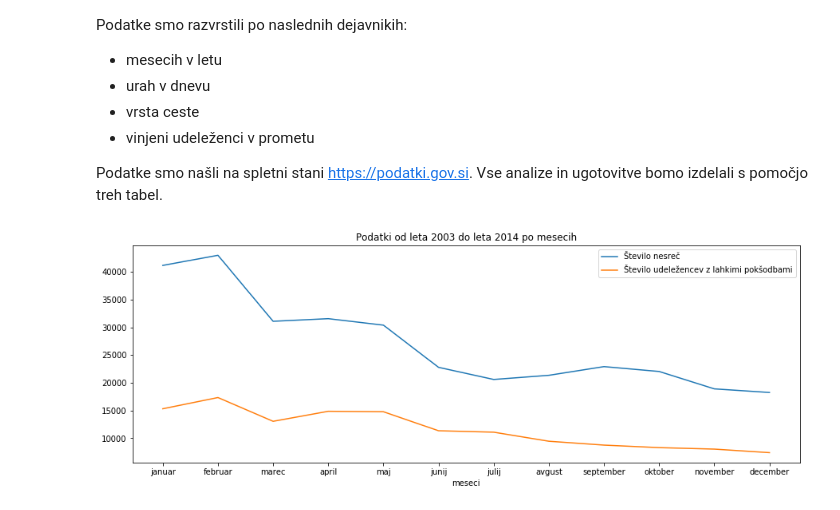
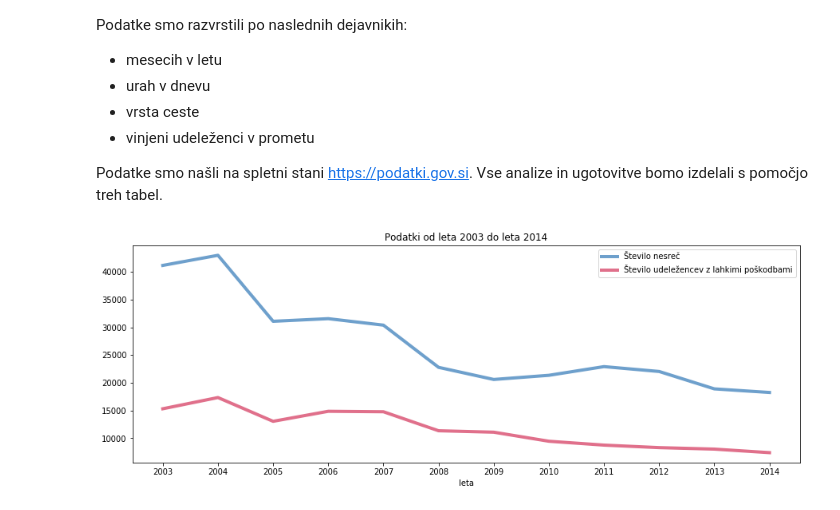
Before and after one commit to apnskv/PR19APNSKV, a Jupyter notebook: vmesno/Vmesno_porocilo.ipynb, the cells around one changed output. Cells and saved outputs as stored; diff of their text form; code cells hidden in the pictures.

```diff
--- a/vmesno/Vmesno_porocilo.ipynb
+++ b/vmesno/Vmesno_porocilo.ipynb
@@ -49,7 +49,7 @@ with open('nesrece_po_mesecih.csv', newline='') as csvfile:
 st_poskodovanih_lahko = []
 firstline = True
 secondline = True
-meseci_poskodbe = {"januar":0, "februar":0, "marec":0, "april":0, "maj":0, "junij":0, "julij":0, "avgust":0, "september":0, "oktober":0, "november":0, "december":0}
+leta_poskodbe = {"2003":0, "2004":0, "2005":0, "2006":0, "2007":0, "2008":0, "2009":0, "2010":0, "2011":0, "2012":0, "2013":0, "2014":0}
 with open('nesrece_po_mesecih.csv', newline='') as csvfile:
     spamreader = csv.reader(csvfile, delimiter=',', quotechar='"')
     for row in spamreader:
@@ -61,42 +61,42 @@ with open('nesrece_po_mesecih.csv', newline='') as csvfile:
             continue
         st_poskodovanih_lahko.append([row[8], row[17], row[26], row[35], row[44], row[53], row[62], row[71], row[80], row[89], row[98], row[107]])
     for row in st_poskodovanih_lahko:
-        meseci_poskodbe["januar"]+=int(row[0])
-        meseci_poskodbe["februar"]+=int(row[1])
-        meseci_poskodbe["marec"]+=int(row[2])
-        meseci_poskodbe["april"]+=int(row[3])
-        meseci_poskodbe["maj"]+=int(row[4])
-        meseci_poskodbe["junij"]+=int(row[5])
-        meseci_poskodbe["julij"]+=int(row[6])
-        meseci_poskodbe["avgust"]+=int(row[7])
-        meseci_poskodbe["september"]+=int(row[8])
-        meseci_poskodbe["oktober"]+=int(row[9])
-        meseci_poskodbe["november"]+=int(row[10])
-        meseci_poskodbe["december"]+=int(row[11])
+        leta_poskodbe["2003"]+=int(row[0])
+        leta_poskodbe["2004"]+=int(row[1])
+        leta_poskodbe["2005"]+=int(row[2])
+        leta_poskodbe["2006"]+=int(row[3])
+        leta_poskodbe["2007"]+=int(row[4])
+        leta_poskodbe["2008"]+=int(row[5])
+        leta_poskodbe["2009"]+=int(row[6])
+        leta_poskodbe["2010"]+=int(row[7])
+        leta_poskodbe["2011"]+=int(row[8])
+        leta_poskodbe["2012"]+=int(row[9])
+        leta_poskodbe["2013"]+=int(row[10])
+        leta_poskodbe["2014"]+=int(row[11])
 #meseci_poskodbe
 # %%
 import matplotlib.pyplot as plt
 import operator
 import numpy as np
 # %%
-koncni = meseci.items()
+koncni = leta.items()
 koncni_nesrece = []
 for t in koncni:
     koncni_nesrece.append((t[0],t[1]))
 
-koncni_poskodovani = meseci_poskodbe.items()
+koncni_poskodovani = leta_poskodbe.items()
 koncni_poskodbe = []
 for t in koncni_poskodovani:
     koncni_poskodbe.append((t[0],t[1]))
 x1,y1 = zip(*koncni_poskodbe)
 
 x, y = zip(*koncni_nesrece)
 plt.figure(figsize=(15, 5))
-plt.plot(x,y,label='Število nesreč')
-plt.plot(x1,y1,label='Število udeležencev z lahkimi pokšodbami')
+plt.plot(x,y, color='#4a88c0', alpha=0.8, label='Število nesreč', linewidth=4.0)
+plt.plot(x1,y1, color='#d94c6e', alpha=0.8, label='Število udeležencev z lahkimi poškodbami', linewidth=4.0)
 plt.legend(loc=1)
-plt.xlabel('meseci')
-plt.title('Podatki od leta 2003 do leta 2014 po mesecih')
+plt.xlabel('leta')
+plt.title('Podatki od leta 2003 do leta 2014')
 plt.show()
 # %% [output]
-[figure, old version]
+[figure, new version]
```
Also changed, not shown: parts of 5 cells of this notebook.
